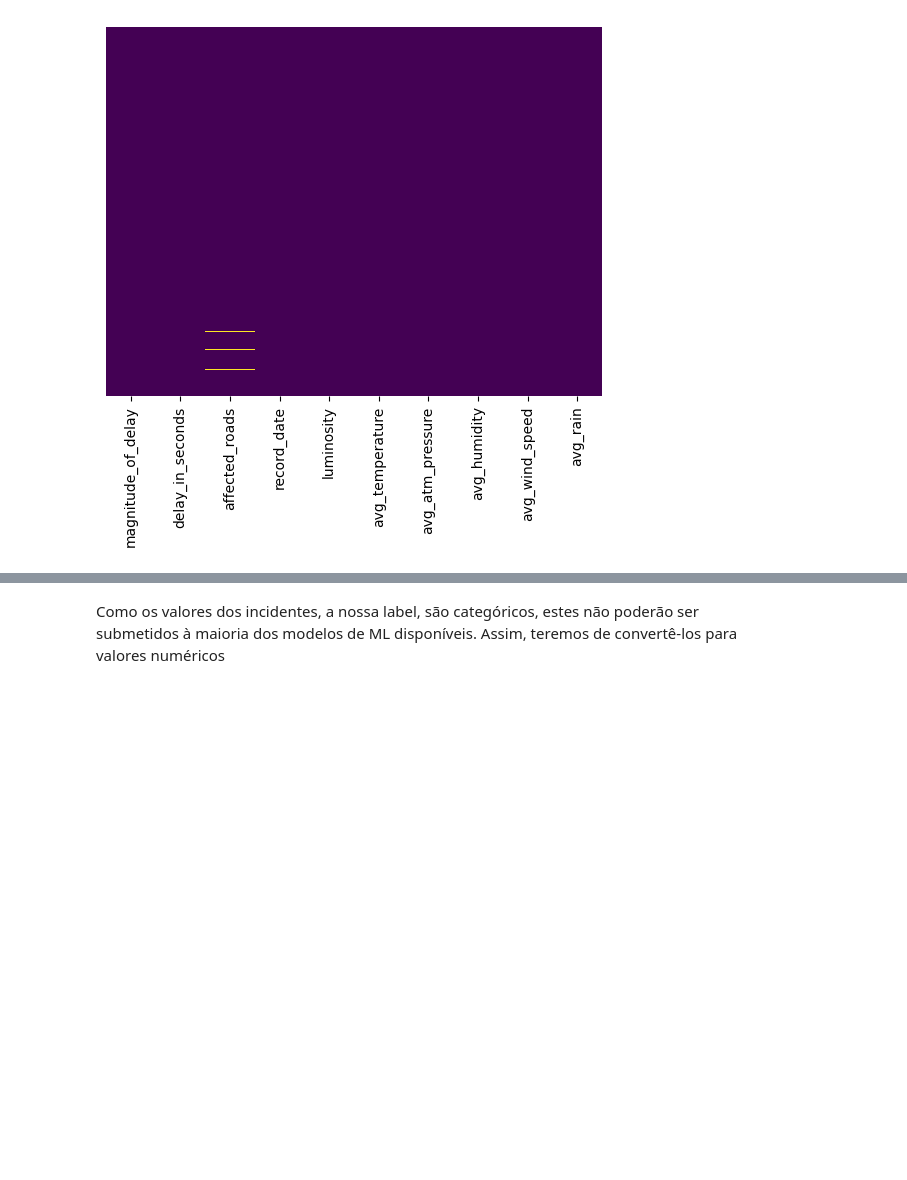
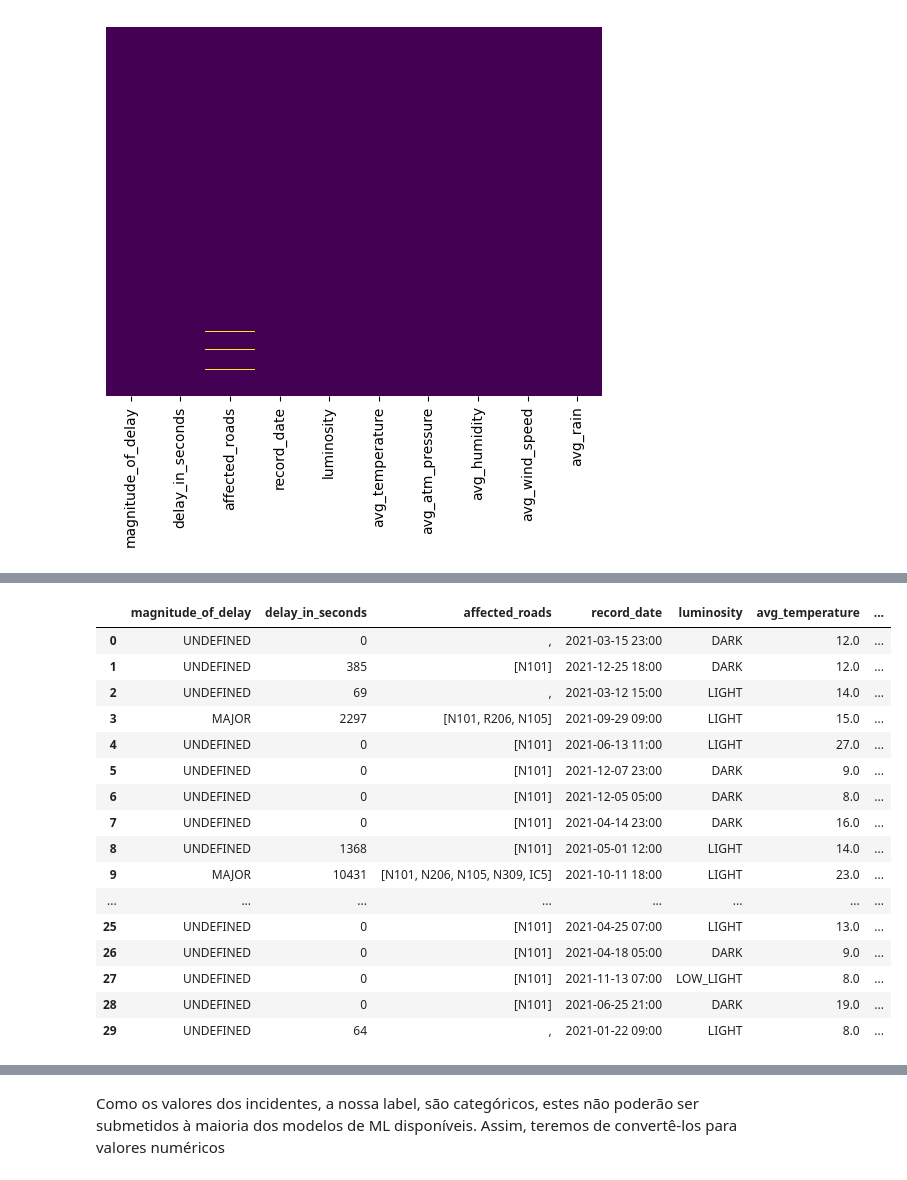
Before and after one commit to CatarinaOG/Projeto-DAA, a Jupyter notebook: teste1 copy.ipynb, the cells around one changed output, grey strips where cells are left out. Saved outputs shown, nothing was run; the diff lists cells and outputs as text; code cells hidden in the pictures; blank space fills up the shorter version.

```diff
--- a/teste1 copy.ipynb
+++ b/teste1 copy.ipynb
@@ -96,0 +166,20 @@ Name: affected_roads, dtype: object
+# %%
+data_roads.head(30)
+# %% [output]
+|  | magnitude_of_delay | delay_in_seconds | affected_roads | record_date | luminosity | avg_temperature | ... |
+| 0 | UNDEFINED | 0 | , | 2021-03-15 23:00 | DARK | 12.0 | ... |
+| 1 | UNDEFINED | 385 | [N101] | 2021-12-25 18:00 | DARK | 12.0 | ... |
+| 2 | UNDEFINED | 69 | , | 2021-03-12 15:00 | LIGHT | 14.0 | ... |
+| 3 | MAJOR | 2297 | [N101, R206, N105] | 2021-09-29 09:00 | LIGHT | 15.0 | ... |
+| 4 | UNDEFINED | 0 | [N101] | 2021-06-13 11:00 | LIGHT | 27.0 | ... |
+| 5 | UNDEFINED | 0 | [N101] | 2021-12-07 23:00 | DARK | 9.0 | ... |
+| 6 | UNDEFINED | 0 | [N101] | 2021-12-05 05:00 | DARK | 8.0 | ... |
+| 7 | UNDEFINED | 0 | [N101] | 2021-04-14 23:00 | DARK | 16.0 | ... |
+| 8 | UNDEFINED | 1368 | [N101] | 2021-05-01 12:00 | LIGHT | 14.0 | ... |
+| 9 | MAJOR | 10431 | [N101, N206, N105, N309, IC5] | 2021-10-11 18:00 | LIGHT | 23.0 | ... |
+| ... | ... | ... | ... | ... | ... | ... | ... |
+| 25 | UNDEFINED | 0 | [N101] | 2021-04-25 07:00 | LIGHT | 13.0 | ... |
+| 26 | UNDEFINED | 0 | [N101] | 2021-04-18 05:00 | DARK | 9.0 | ... |
+| 27 | UNDEFINED | 0 | [N101] | 2021-11-13 07:00 | LOW_LIGHT | 8.0 | ... |
+| 28 | UNDEFINED | 0 | [N101] | 2021-06-25 21:00 | DARK | 19.0 | ... |
+| 29 | UNDEFINED | 64 | , | 2021-01-22 09:00 | LIGHT | 8.0 | ... |
```
Also changed, not shown: parts of 15 cells of this notebook, 1 other file.
